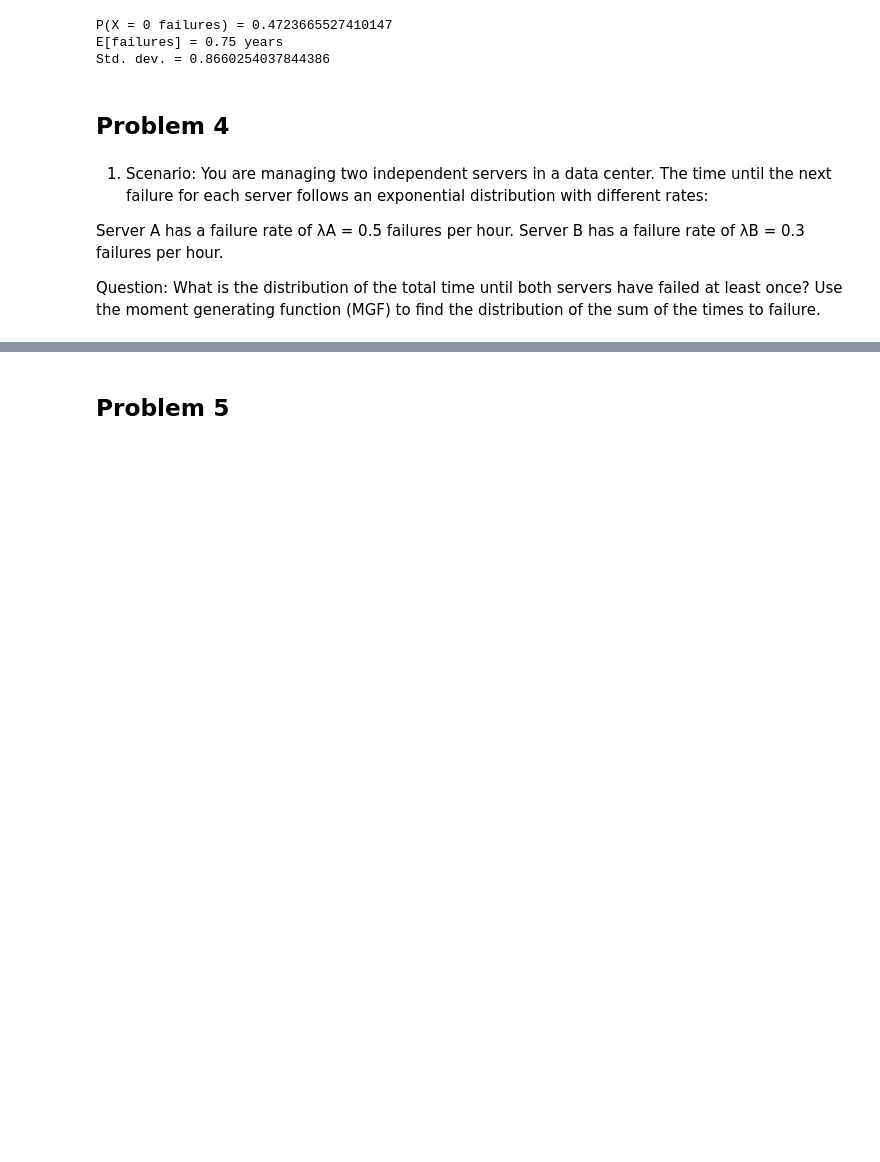
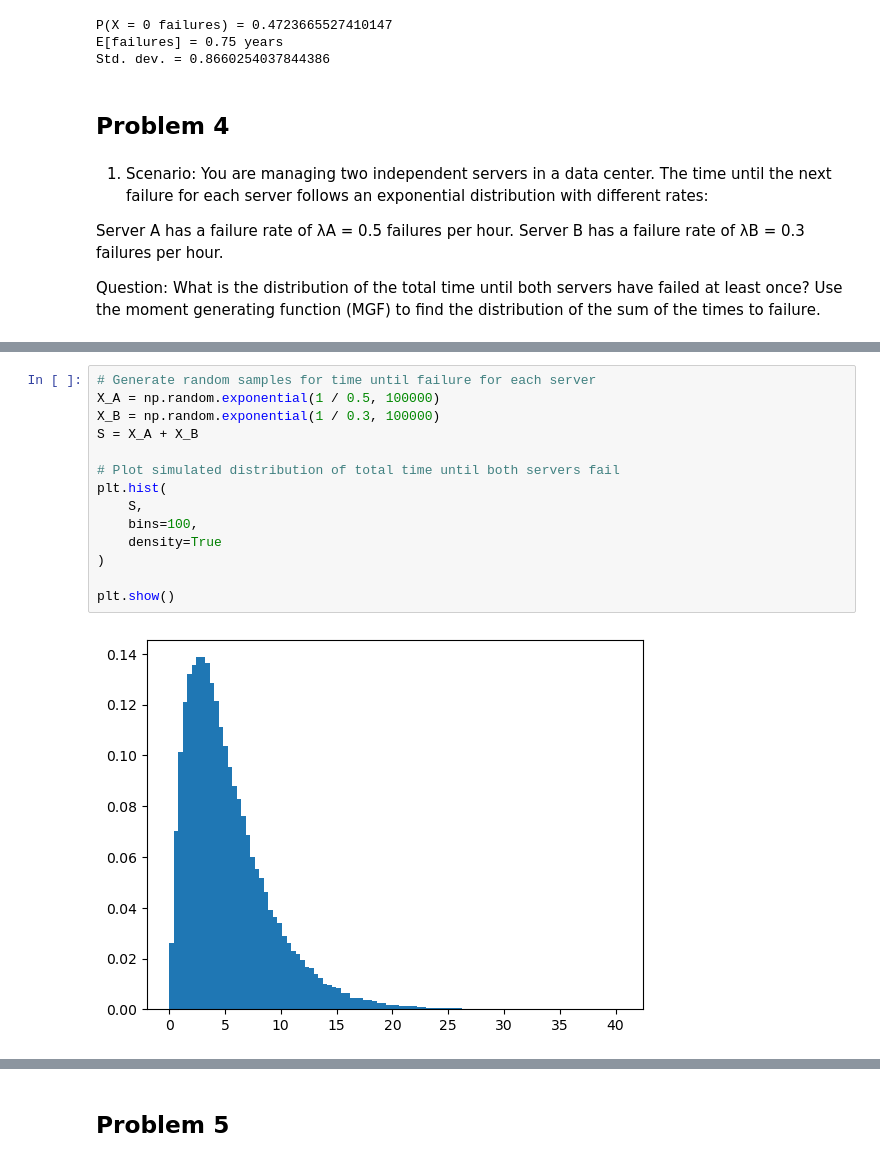
Before and after one commit to stephbc/DATA605_Fall2025, a Jupyter notebook: hw2.ipynb, the cells around one changed output, grey strips where cells are left out. Saved outputs shown, nothing was run; the diff lists cells and outputs as text; blank space fills up the shorter version.

```diff
--- a/hw2.ipynb
+++ b/hw2.ipynb
@@ -420,3 +453,19 @@ Question: What is the distribution of the total time until both servers have fai
+# %%
+# Generate random samples for time until failure for each server
+X_A = np.random.exponential(1 / 0.5, 100000)
+X_B = np.random.exponential(1 / 0.3, 100000)
+S = X_A + X_B
+
+# Plot simulated distribution of total time until both servers fail
+plt.hist(
+    S,
+    bins=100,
+    density=True
+)
+
+plt.show()
+# %% [output]
+[figure, added]
 # %% [markdown]
 2. Sum of Independent Normally Distributed Random Variables
 
```
Also changed, not shown: parts of 13 cells of this notebook.
